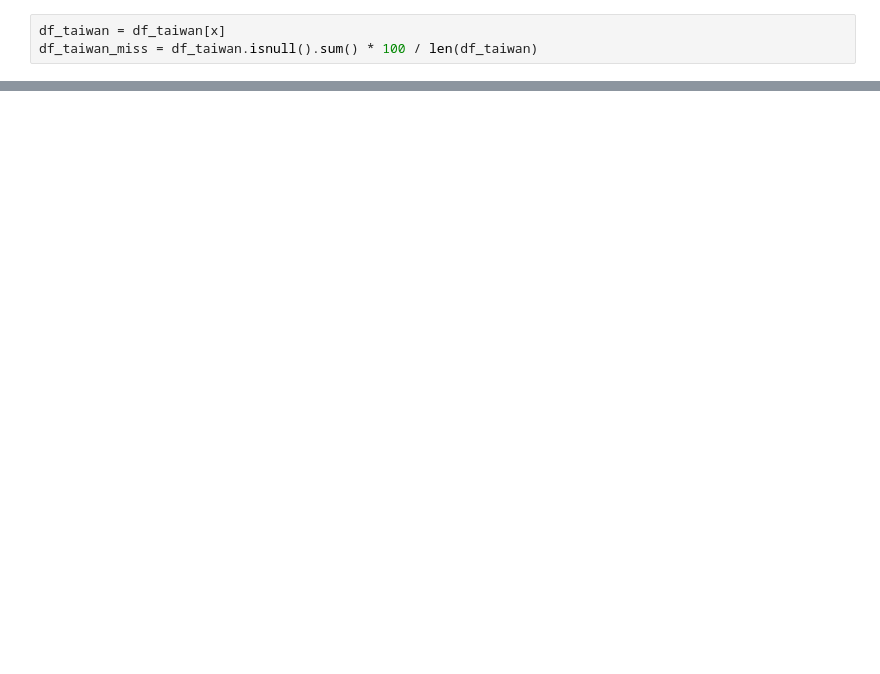
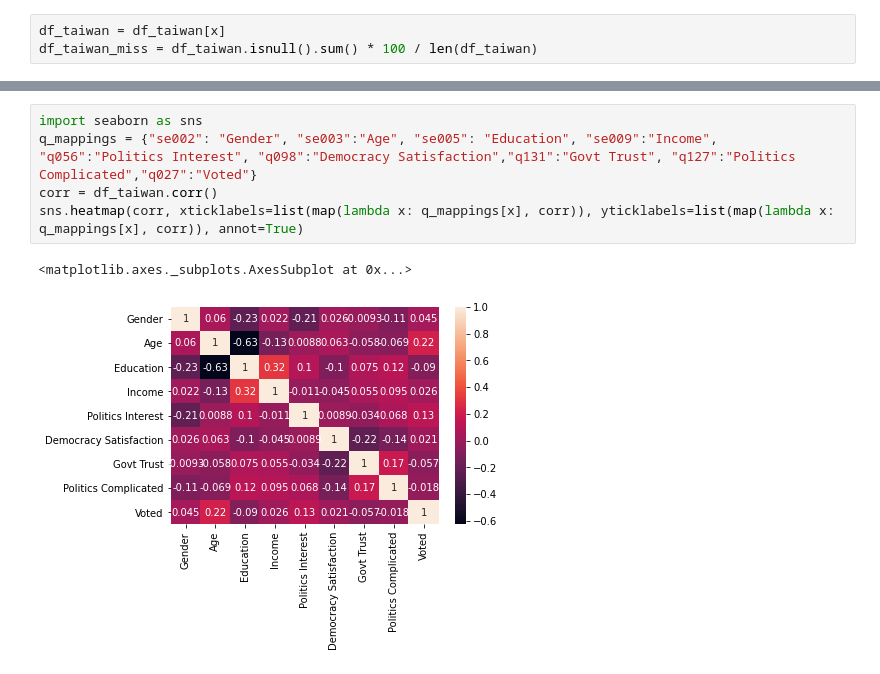
Before and after one commit to edenzdeng/datathon2021, a Jupyter notebook: Datathon 2021 NB.ipynb, the cells around one changed output, grey strips where cells are left out. Cells and saved outputs as stored; diff of their text form; blank space fills up the shorter version.

Commit message:
included eda graphs

```diff
--- a/Datathon 2021 NB.ipynb
+++ b/Datathon 2021 NB.ipynb
@@ -399,0 +461,8 @@ df_taiwan.to_csv("probit_taiwan_data.csv")
+# %%
+import seaborn as sns
+q_mappings = {"se002": "Gender", "se003":"Age", "se005": "Education", "se009":"Income", "q056":"Politics Interest", "q098":"Democracy Satisfaction","q131":"Govt Trust", "q127":"Politics Complicated","q027":"Voted"}
+corr = df_taiwan.corr()
+sns.heatmap(corr, xticklabels=list(map(lambda x: q_mappings[x], corr)), yticklabels=list(map(lambda x: q_mappings[x], corr)), annot=True)
+# %% [output]
+<matplotlib.axes._subplots.AxesSubplot at 0x...>
+[figure, added]
```
Also changed, not shown: parts of 21 cells of this notebook, 12 other files.
